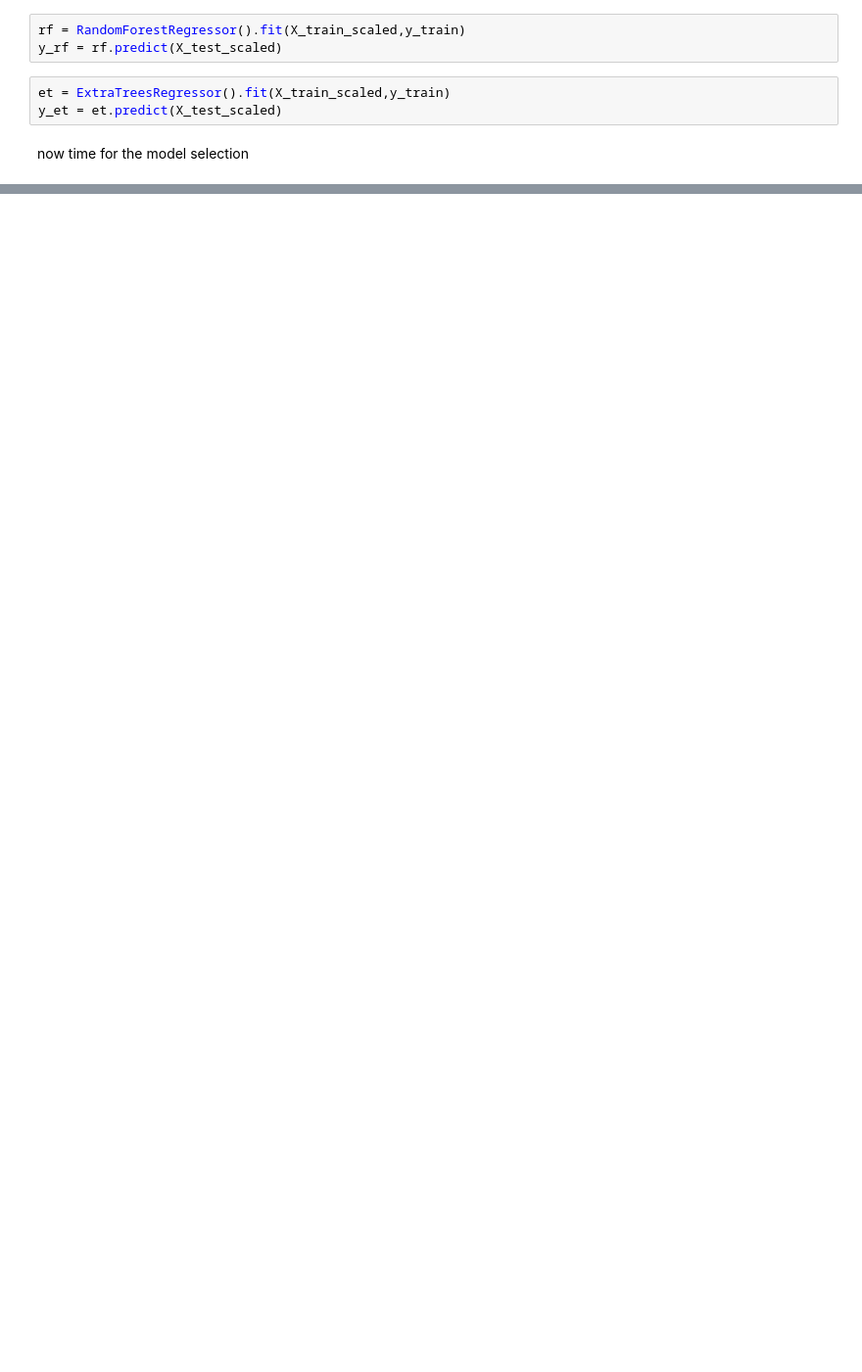
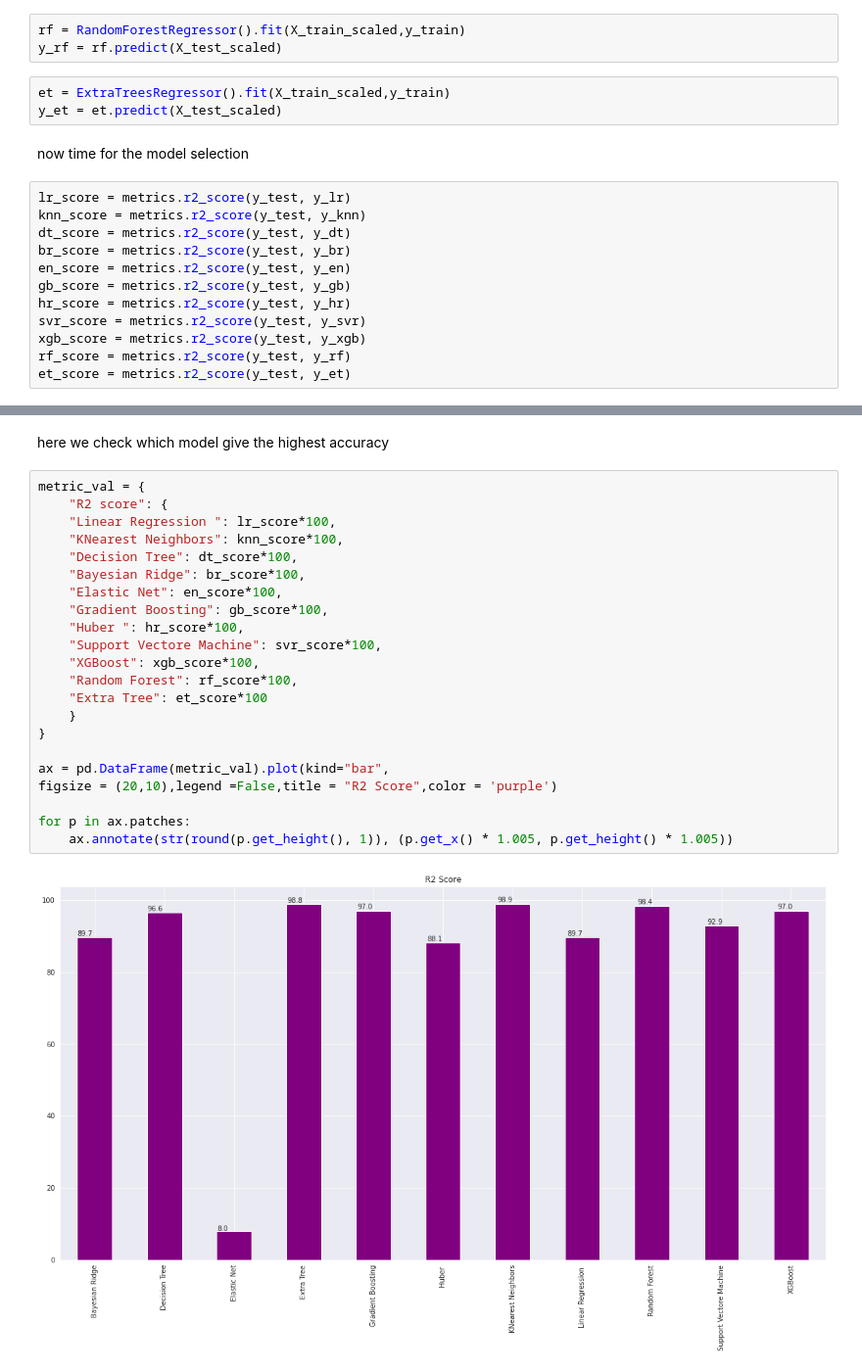
Before and after one commit to yubrajt/GoldPricePrediction, a Jupyter notebook: GoldPricePrediction.ipynb, the cells around one changed output, grey strips where cells are left out. Shown at 98% size. Drawn from its saved outputs; the diff is of its cells as text; blank space fills up the shorter version.

```diff
--- a/GoldPricePrediction.ipynb
+++ b/GoldPricePrediction.ipynb
@@ -296,3 +296,15 @@ et = ExtraTreesRegressor().fit(X_train_scaled,y_train)
 y_et = et.predict(X_test_scaled)
 # %% [markdown]
 now time for the model selection
+# %%
+lr_score = metrics.r2_score(y_test, y_lr)
+knn_score = metrics.r2_score(y_test, y_knn)
+dt_score = metrics.r2_score(y_test, y_dt)
+br_score = metrics.r2_score(y_test, y_br)
+en_score = metrics.r2_score(y_test, y_en)
+gb_score = metrics.r2_score(y_test, y_gb)
+hr_score = metrics.r2_score(y_test, y_hr)
+svr_score = metrics.r2_score(y_test, y_svr)
+xgb_score = metrics.r2_score(y_test, y_xgb)
+rf_score = metrics.r2_score(y_test, y_rf)
+et_score = metrics.r2_score(y_test, y_et)
@@ -298,0 +378,26 @@ now time for the model selection
+# %% [markdown]
+here we check which model give the highest accuracy
+# %%
+metric_val = {
+    "R2 score": {
+    "Linear Regression ": lr_score*100,
+    "KNearest Neighbors": knn_score*100,
+    "Decision Tree": dt_score*100,
+    "Bayesian Ridge": br_score*100,
+    "Elastic Net": en_score*100,
+    "Gradient Boosting": gb_score*100,
+    "Huber ": hr_score*100,
+    "Support Vectore Machine": svr_score*100,
+    "XGBoost": xgb_score*100,
+    "Random Forest": rf_score*100,
+    "Extra Tree": et_score*100
+    }
+}
+
+ax = pd.DataFrame(metric_val).plot(kind="bar",
+figsize = (20,10),legend =False,title = "R2 Score",color = 'purple')
+
+for p in ax.patches:
+    ax.annotate(str(round(p.get_height(), 1)), (p.get_x() * 1.005, p.get_height() * 1.005))
+# %% [output]
+[figure, added]
```
Also changed, not shown: parts of 4 cells of this notebook.
